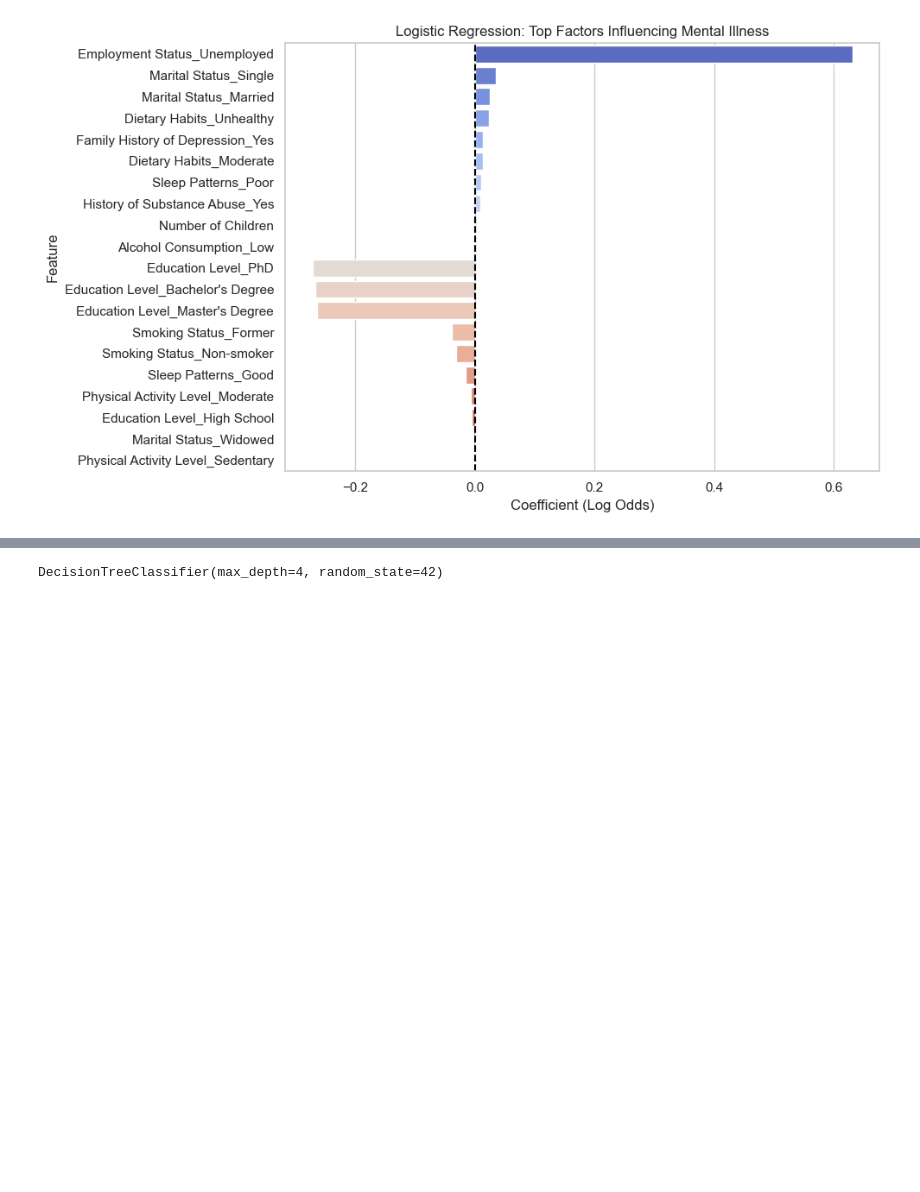
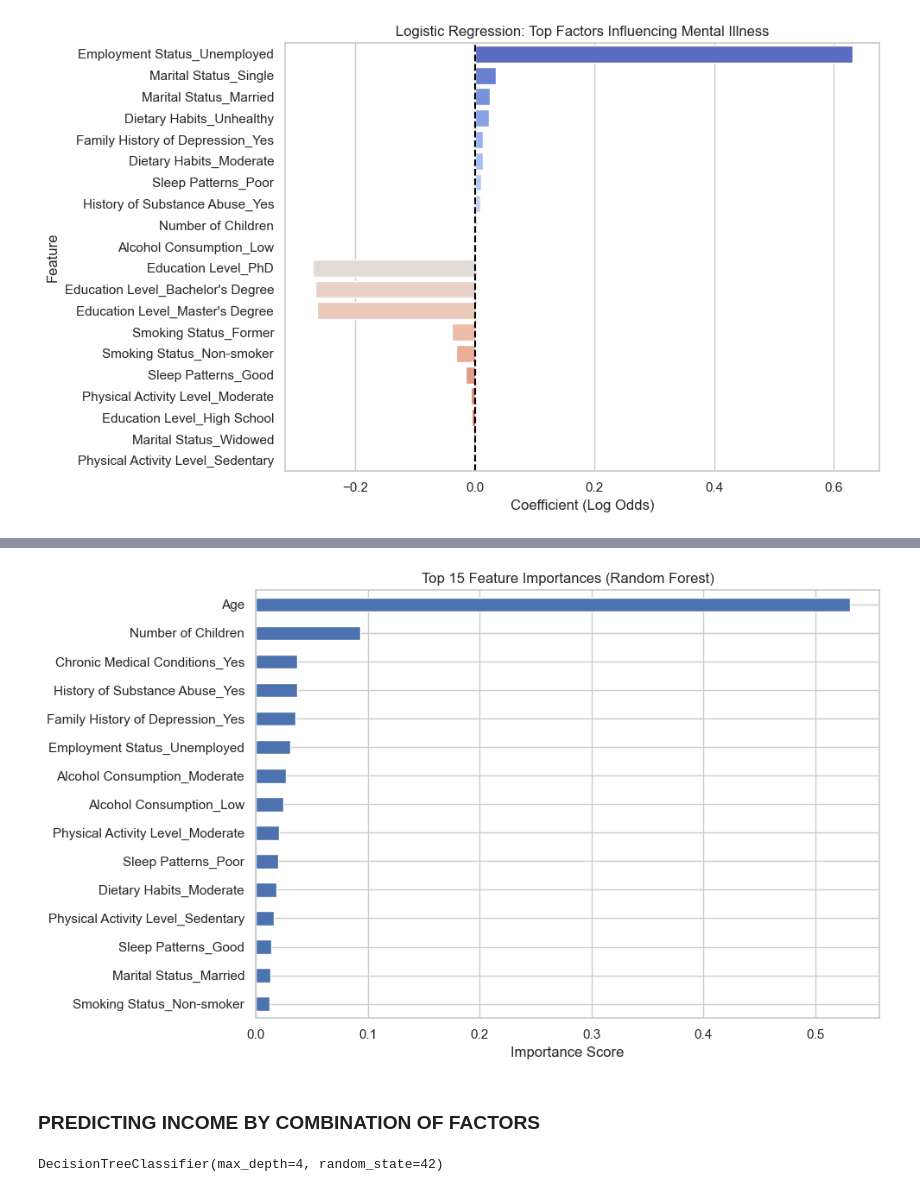
Before and after one commit to csaafrica/mental_CSA, a Jupyter notebook: MentalHealth.ipynb, the cells around one changed output, grey strips where cells are left out. Drawn from its saved outputs; the diff is of its cells as text; code cells hidden in the pictures; blank space fills up the shorter version.

```diff
--- a/MentalHealth.ipynb
+++ b/MentalHealth.ipynb
@@ -491,0 +593,20 @@ Passing `palette` without assigning `hue` is deprecated and will be removed in v
+# %%
+import matplotlib.pyplot as plt
+import pandas as pd
+
+# Feature importance
+importances = pd.Series(rf_model.feature_importances_, index=X_encoded.columns)
+importances_sorted = importances.sort_values(ascending=False)[:15]  # top 15
+
+# Plot
+plt.figure(figsize=(10, 6))
+importances_sorted.plot(kind='barh')
+plt.title("Top 15 Feature Importances (Random Forest)")
+plt.xlabel("Importance Score")
+plt.gca().invert_yaxis()
+plt.tight_layout()
+plt.show()
+# %% [output]
+[figure, added]
+# %% [markdown]
+### PREDICTING INCOME BY COMBINATION OF FACTORS
```
Also changed, not shown: parts of 9 cells of this notebook, 3 other files.
